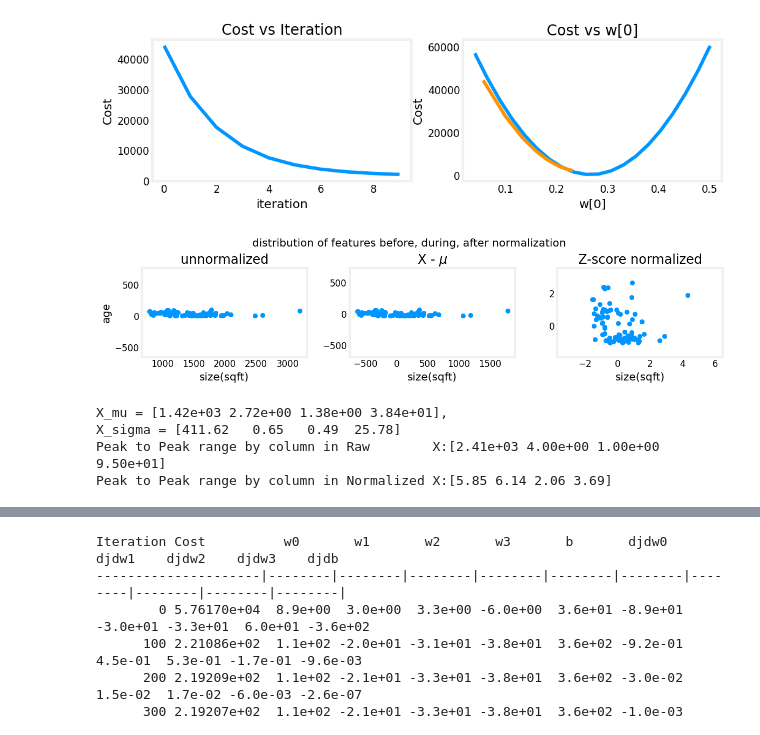
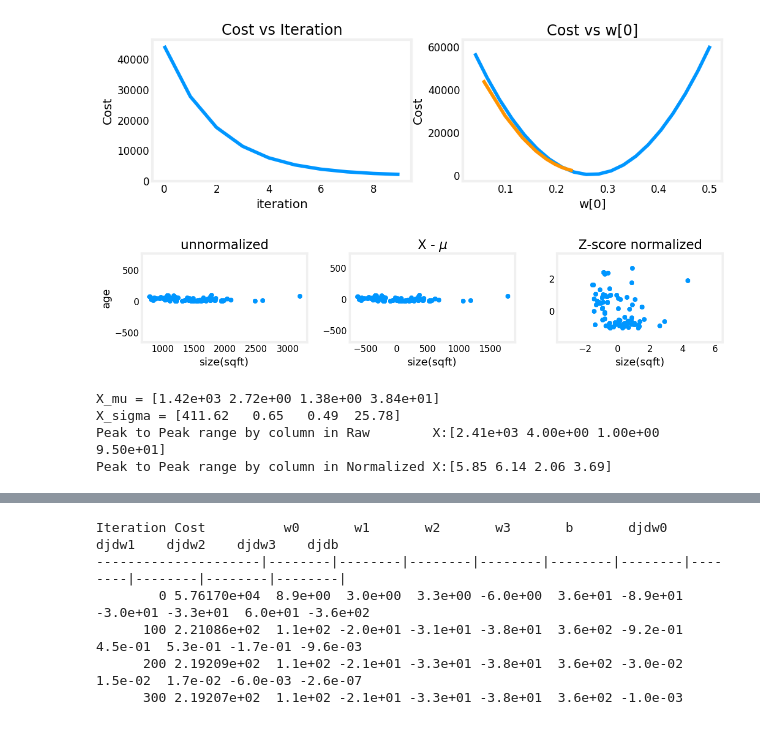
Before and after one commit to notlokii/AndrewNgMLCourse_Self-Coded_Labs, a Jupyter notebook: week2_feature_scaling_learning_rate.ipynb, the cells around one changed output, grey strips where cells are left out. Cells and saved outputs as stored; diff of their text form; code cells hidden in the pictures.

```diff
--- a/week2_feature_scaling_learning_rate.ipynb
+++ b/week2_feature_scaling_learning_rate.ipynb
@@ -12,3 +9,12 @@ X_features = ['size(sqft)','bedrooms','floors','age']
+# %%
+def load_house_data():
+    data = np.loadtxt("/content/houses.txt", delimiter=',', skiprows=1)
+    X = data[:,:4]
+    y = data[:,4]
+    return X, y
+
+X_train, y_train = load_house_data()
+X_features = ['size(sqft)','bedrooms','floors','age']
 # %%
 fig,ax=plt.subplots(1, 4, figsize=(12, 3), sharey=True)
 for i in range(len(ax)):
@@ -86,38 +92,38 @@ def zscore_normalize_features(X):
     X_norm = (X - mu) / sigma
     return (X_norm, mu, sigma)
 # %%
-mu     = np.mean(X_train,axis=0)
-sigma  = np.std(X_train,axis=0)
+mu = np.mean(X_train,axis=0)
+sigma = np.std(X_train,axis=0)
 X_mean = (X_train - mu)
 X_norm = (X_train - mu)/sigma
 
 fig,ax=plt.subplots(1, 3, figsize=(12, 3))
 ax[0].scatter(X_train[:,0], X_train[:,3])
 ax[0].set_xlabel(X_features[0]); ax[0].set_ylabel(X_features[3]);
 ax[0].set_title("unnormalized")
 ax[0].axis('equal')
 
 ax[1].scatter(X_mean[:,0], X_mean[:,3])
 ax[1].set_xlabel(X_features[0]); ax[0].set_ylabel(X_features[3]);
 ax[1].set_title(r"X - $\mu$")
 ax[1].axis('equal')
 
 ax[2].scatter(X_norm[:,0], X_norm[:,3])
 ax[2].set_xlabel(X_features[0]); ax[0].set_ylabel(X_features[3]);
 ax[2].set_title(r"Z-score normalized")
 ax[2].axis('equal')
 plt.tight_layout(rect=[0, 0.03, 1, 0.95])
-fig.suptitle("distribution of features before, during, after normalization")
 plt.show()
 # %% [output]
-[figure, old version]
+[figure, new version]
 # %%
 X_norm, X_mu, X_sigma = zscore_normalize_features(X_train)
-print(f"X_mu = {X_mu}, \nX_sigma = {X_sigma}")
+print(f"X_mu = {X_mu}")
+print(f"X_sigma = {X_sigma}")
 print(f"Peak to Peak range by column in Raw        X:{np.ptp(X_train,axis=0)}")
 print(f"Peak to Peak range by column in Normalized X:{np.ptp(X_norm,axis=0)}")
 # %% [output]
-X_mu = [1.42e+03 2.72e+00 1.38e+00 3.84e+01],
+X_mu = [1.42e+03 2.72e+00 1.38e+00 3.84e+01]
 X_sigma = [411.62   0.65   0.49  25.78]
 Peak to Peak range by column in Raw        X:[2.41e+03 4.00e+00 1.00e+00 9.50e+01]
 Peak to Peak range by column in Normalized X:[5.85 6.14 2.06 3.69]
```
Also changed, not shown: parts of 6 cells of this notebook.
